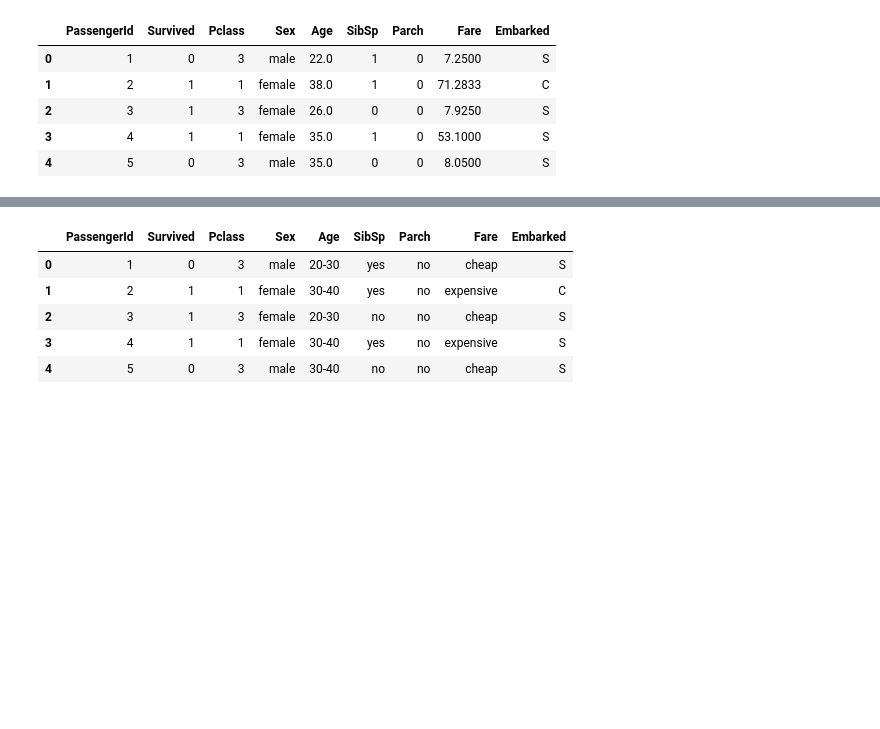
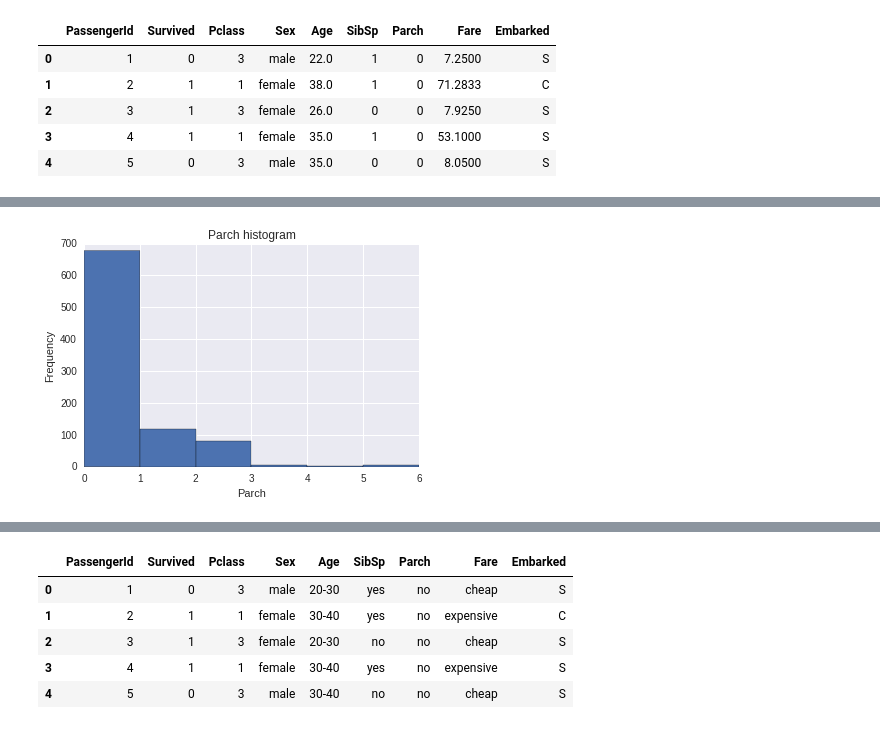
Before and after one commit to vshalaev/investigate-dataset, a Jupyter notebook: investigate-dataset.ipynb, the cells around one changed output, grey strips where cells are left out. Cells and saved outputs as stored; diff of their text form; code cells hidden in the pictures; blank space fills up the shorter version.

```diff
--- a/investigate-dataset.ipynb
+++ b/investigate-dataset.ipynb
@@ -80,0 +99,7 @@ train.head()
+# %%
+plt.title('Parch histogram')
+plt.xlabel('Parch')
+train['Parch'].dropna().plot(kind='hist', bins=int(max(train['Parch'])))
+plt.show()
+# %% [output]
+[figure, added]
```
Also changed, not shown: parts of 44 cells of this notebook, 1 other file.
